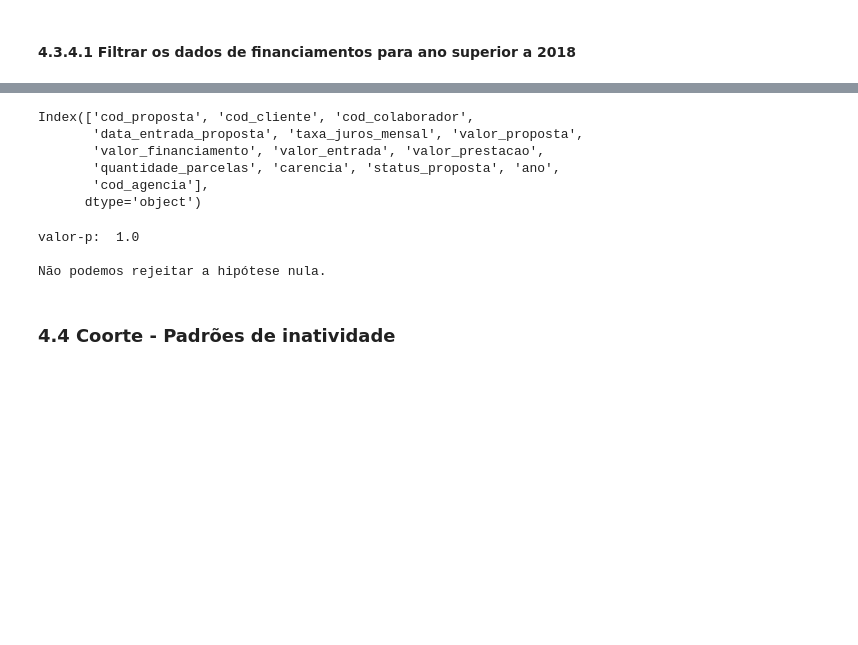
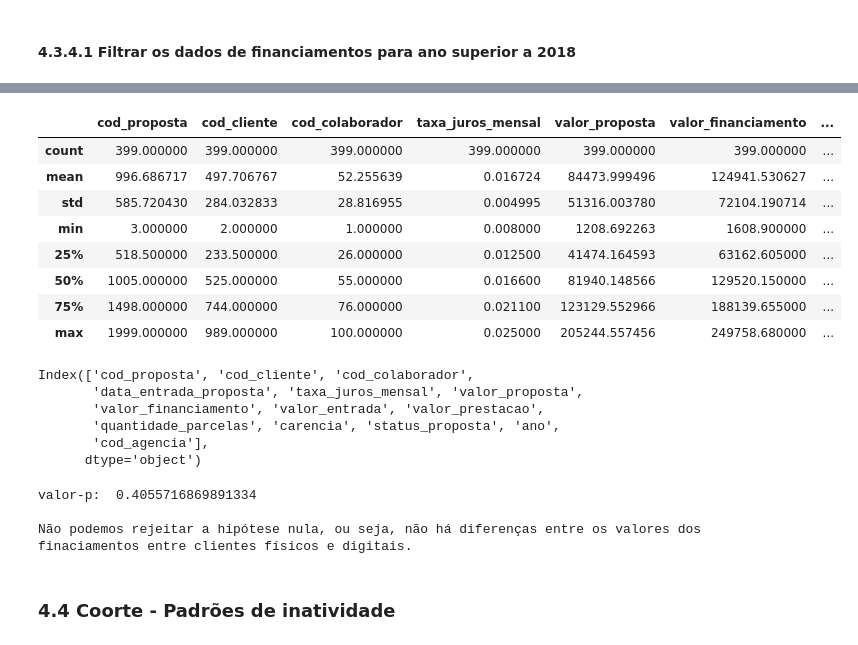
Before and after one commit to renanpan/Projeto_banco_KPI, a Jupyter notebook: lighthouse_DA_project.ipynb, the cells around one changed output, grey strips where cells are left out. Drawn from its saved outputs; the diff is of its cells as text; code cells hidden in the pictures; blank space fills up the shorter version.

```diff
--- a/lighthouse_DA_project.ipynb
+++ b/lighthouse_DA_project.ipynb
@@ -873,4 +873,4 @@ propost_e_agencia = pd.merge(propostas_credito, contas[['cod_agencia','cod_clien
 # %%
 #filtrar os dados de propostas de credito para ano superior a 2018 e agência digital ou física
 financiamento_digital_2018_up = propost_e_agencia[(propost_e_agencia['cod_agencia']==7) & (propost_e_agencia['ano']>=2018)]
-financiamento_fisico_2018_up = propost_e_agencia[(propost_e_agencia['cod_agencia']==7) & (propost_e_agencia['ano']>=2018)]
+financiamento_fisico_2018_up = propost_e_agencia[(propost_e_agencia['cod_agencia']!=7) & (propost_e_agencia['ano']>=2018)]
@@ -877,3 +890,15 @@ financiamento_fisico_2018_up = propost_e_agencia[(propost_e_agencia['cod_agencia
+# %%
+financiamento_fisico_2018_up.describe()
+# %% [output]
+|  | cod_proposta | cod_cliente | cod_colaborador | taxa_juros_mensal | valor_proposta | valor_financiamento | ... |
+| count | 399.000000 | 399.000000 | 399.000000 | 399.000000 | 399.000000 | 399.000000 | ... |
+| mean | 996.686717 | 497.706767 | 52.255639 | 0.016724 | 84473.999496 | 124941.530627 | ... |
+| std | 585.720430 | 284.032833 | 28.816955 | 0.004995 | 51316.003780 | 72104.190714 | ... |
+| min | 3.000000 | 2.000000 | 1.000000 | 0.008000 | 1208.692263 | 1608.900000 | ... |
+| 25% | 518.500000 | 233.500000 | 26.000000 | 0.012500 | 41474.164593 | 63162.605000 | ... |
+| 50% | 1005.000000 | 525.000000 | 55.000000 | 0.016600 | 81940.148566 | 129520.150000 | ... |
+| 75% | 1498.000000 | 744.000000 | 76.000000 | 0.021100 | 123129.552966 | 188139.655000 | ... |
+| max | 1999.000000 | 989.000000 | 100.000000 | 0.025000 | 205244.557456 | 249758.680000 | ... |
 # %%
 print(financiamento_digital_2018_up.columns)
 # %% [output]
@@ -893,20 +918,20 @@ financiamento_fisico =  financiamento_fisico_2018_up['valor_proposta']
 alpha = 0.05
 
 #executar o teste
-results_1 = st.ttest_ind(financiamento_digital,financiamento_fisico, equal_var=False)
+results_1 = st.ttest_ind(financiamento_digital,financiamento_fisico, equal_var=True)
 
 #extrair o valor_p
-print('valor-p: ', results.pvalue)
+print('valor-p: ', results_1.pvalue)
 print()
 
-if results.pvalue < alpha:
+if results_1.pvalue < alpha:
     print("Rejeita-se a hipótese nula, ou seja, há diferença entre os financiamentos dos clientes que utilizam agência digital ou física.")
 else:
-    print('Não podemos rejeitar a hipótese nula.')
+    print('Não podemos rejeitar a hipótese nula, ou seja, não há diferenças entre os valores dos finaciamentos entre clientes físicos e digitais.')
 # %% [output]
-valor-p:  1.0
+valor-p:  0.4055716869891334
 
-Não podemos rejeitar a hipótese nula.
+Não podemos rejeitar a hipótese nula, ou seja, não há diferenças entre os valores dos finaciamentos entre clientes físicos e digitais.
 # %% [markdown]
 ### 4.4 Coorte - Padrões de inatividade
 # %% [markdown]
```
Also changed, not shown: parts of 7 cells of this notebook.
